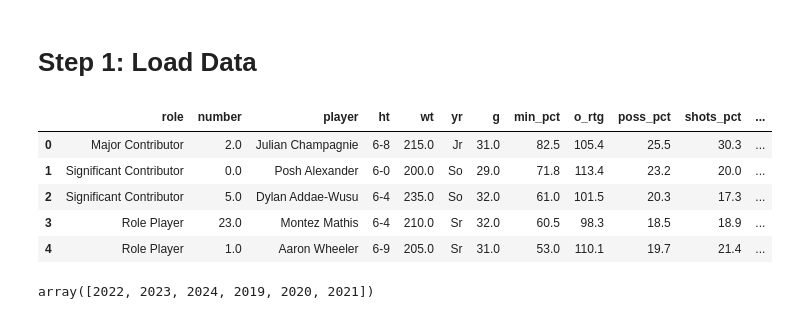
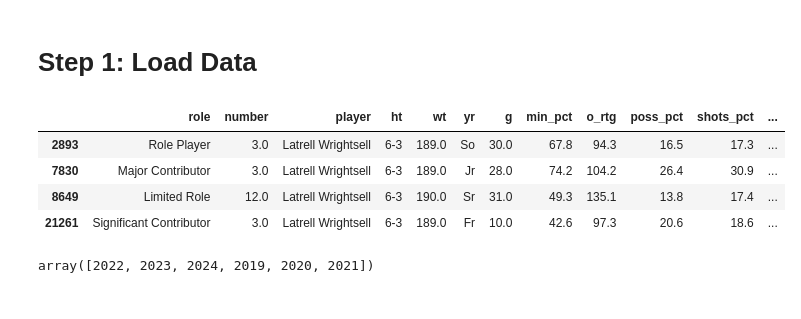
Before and after one commit to qadabie/NCAAB_TransferPortal, a Jupyter notebook: pd_fe/ensemble_transfer_model.ipynb, the cells around one changed output. Saved outputs shown, nothing was run; the diff lists cells and outputs as text; code cells hidden in the pictures.

```diff
--- a/pd_fe/ensemble_transfer_model.ipynb
+++ b/pd_fe/ensemble_transfer_model.ipynb
@@ -15,13 +15,16 @@ df = pd.read_sql(f"SELECT * FROM {table_name};", con = engine)
 # %%
 pd.set_option('display.max_columns', None)
 df.head()
+
+test = df[df['player'] == "Latrell Wrightsell"]
+
+test
 # %% [output]
 |  | role | number | player | ht | wt | yr | g | min_pct | o_rtg | poss_pct | shots_pct | ... |
-| 0 | Major Contributor | 2.0 | Julian Champagnie | 6-8 | 215.0 | Jr | 31.0 | 82.5 | 105.4 | 25.5 | 30.3 | ... |
-| 1 | Significant Contributor | 0.0 | Posh Alexander | 6-0 | 200.0 | So | 29.0 | 71.8 | 113.4 | 23.2 | 20.0 | ... |
-| 2 | Significant Contributor | 5.0 | Dylan Addae-Wusu | 6-4 | 235.0 | So | 32.0 | 61.0 | 101.5 | 20.3 | 17.3 | ... |
-| 3 | Role Player | 23.0 | Montez Mathis | 6-4 | 210.0 | Sr | 32.0 | 60.5 | 98.3 | 18.5 | 18.9 | ... |
-| 4 | Role Player | 1.0 | Aaron Wheeler | 6-9 | 205.0 | Sr | 31.0 | 53.0 | 110.1 | 19.7 | 21.4 | ... |
+| 2893 | Role Player | 3.0 | Latrell Wrightsell | 6-3 | 189.0 | So | 30.0 | 67.8 | 94.3 | 16.5 | 17.3 | ... |
+| 7830 | Major Contributor | 3.0 | Latrell Wrightsell | 6-3 | 189.0 | Jr | 28.0 | 74.2 | 104.2 | 26.4 | 30.9 | ... |
+| 8649 | Limited Role | 12.0 | Latrell Wrightsell | 6-3 | 190.0 | Sr | 31.0 | 49.3 | 135.1 | 13.8 | 17.4 | ... |
+| 21261 | Significant Contributor | 3.0 | Latrell Wrightsell | 6-3 | 189.0 | Fr | 10.0 | 42.6 | 97.3 | 20.6 | 18.6 | ... |
 # %%
 df['year'].unique()
 # %% [output]
```
Also changed, not shown: parts of 3 cells of this notebook.
